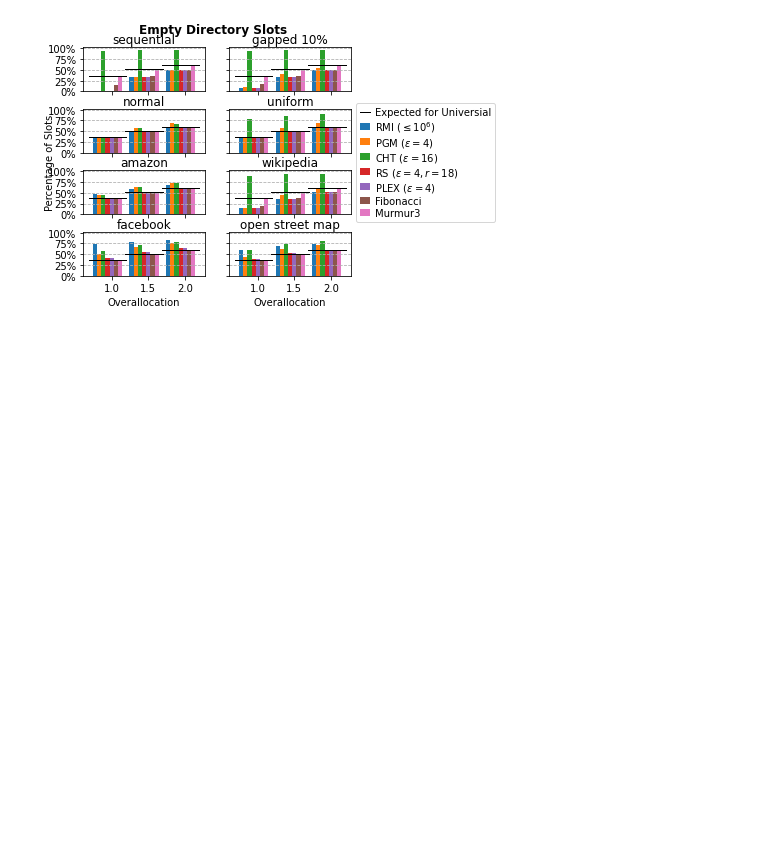
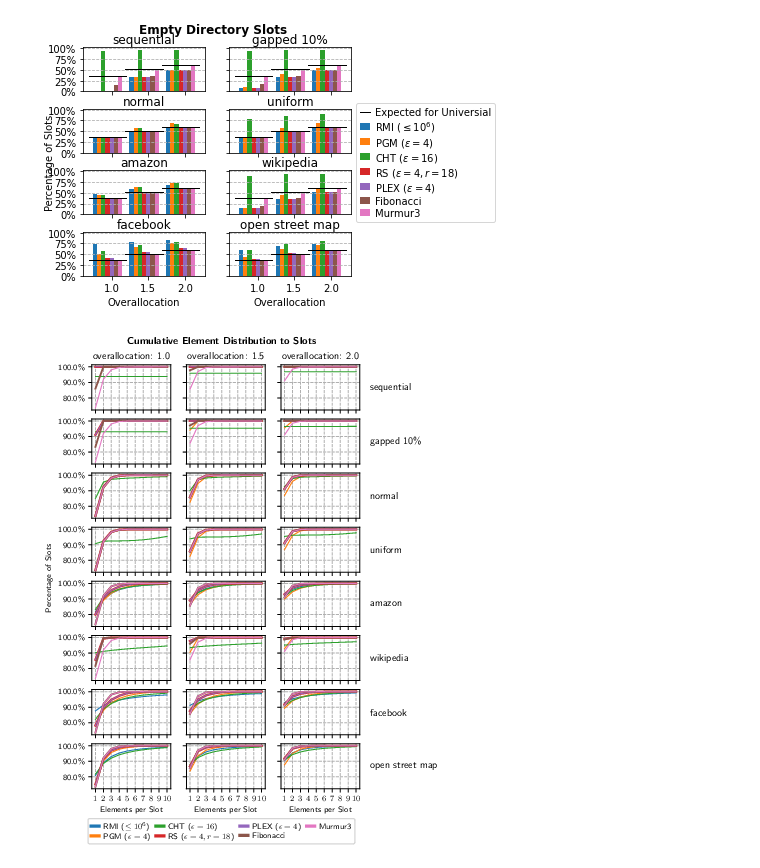
Before and after one commit to IlariaPilo/hashtable, a Jupyter notebook: results/plots.ipynb, the cells around one changed output. Cells and saved outputs as stored; diff of their text form; code cells hidden in the pictures; blank space fills up the shorter version.

Commit message:
tweak radixspline line thicknes in slots distr plots

```diff
--- a/results/plots.ipynb
+++ b/results/plots.ipynb
@@ -289,36 +289,46 @@ def plot_overfull_slots(data):
 
             for k, (name, df) in enumerate(df.groupby([func_name], sort=False)):
                 normalized_slots = [df[normalized_empty_slots] + sum([df[buckets_with(i)] for i in range(1, v+1)]) / df[slot_count] for v in x]
-                ax.plot(x, normalized_slots, label=human_func_name(name), linestyle="-", linewidth=1.6 if name.startswith("MultFibonacci") else 0.8, color=get_color(name))
+                ax.plot(
+                    x,
+                    normalized_slots,
+                    label=human_func_name(name),
+                    linestyle="-",
+                    linewidth=1.6 if name.startswith("MultFibonacci")
+                            else 2.0 if name.startswith("radix_spline") else 0.8,
+                    color=get_color(name)
+                )
 
             # ax.set_ylim(-0.02, 0.2)
             ax.set_yticks([0.8, 0.9, 1.0])
             ax.yaxis.set_major_formatter(PercentFormatter(xmax=1.0))
             ax.set_xticks(x)
             ax.grid(linestyle="--", axis="both", which="major")
 
             if i == rows-1:
                 ax.set_xlabel("Elements per Slot")
 
     h, l = axs[0][0].get_legend_handles_labels()
     legend = fig.legend(
         h, l,
         loc="lower center",
         bbox_to_anchor=(0.5, 0.02),
         ncol=4,
         borderpad=0.4,
         labelspacing=0.2,
         handlelength=1.0,
         handletextpad=0.5,
         columnspacing=0.7
     )
     for line in legend.get_lines():
         line.set_linewidth(3.0)
 
     fig.suptitle(f"Cumulative Element Distribution to Slots", y=0.93, fontweight="bold")
     fig.text(-0.01, 0.5, 'Percentage of Slots', va='center', rotation='vertical')
 
     fig.savefig("overfull_slots.pdf", bbox_inches="tight", dpi=300)
     fig.savefig("overfull_slots.pgf", bbox_inches="tight", dpi=300)
 
 plot_overfull_slots(slots_df)
+# %% [output]
+[figure, added]
```
